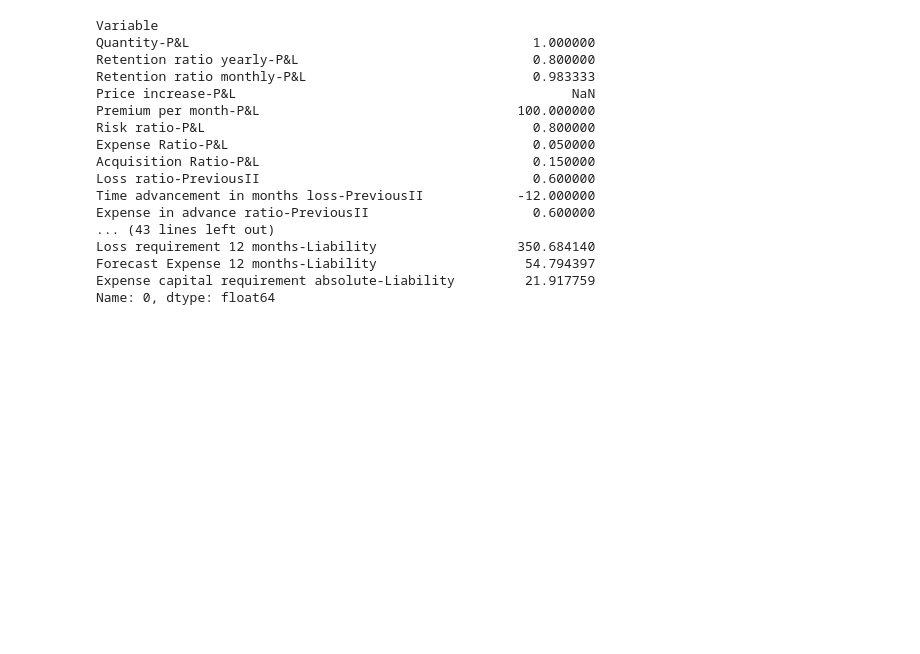
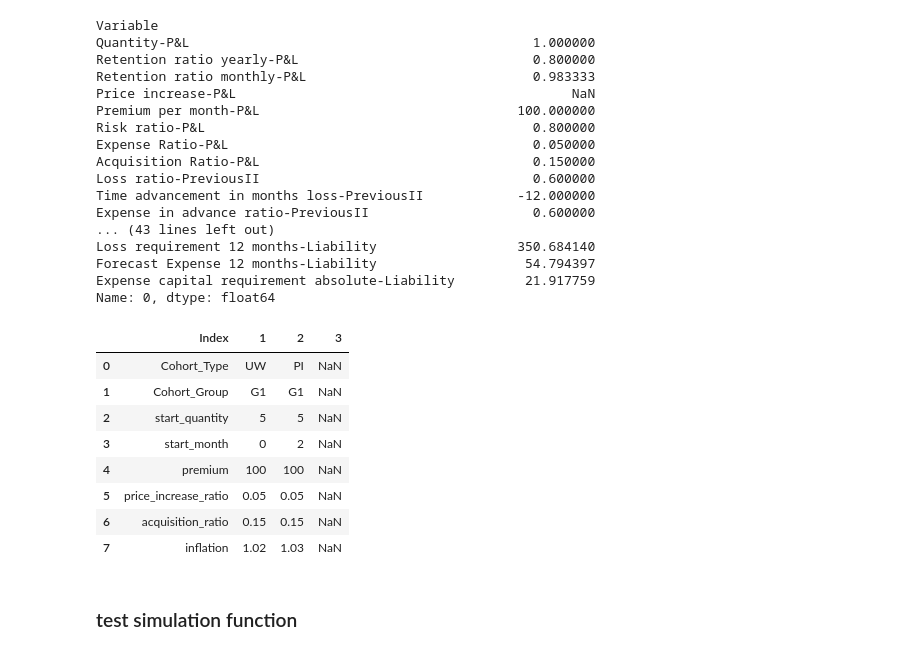
Before and after one commit to afairi-yifan/PL-Simulation, a Jupyter notebook: testformain.ipynb, the cells around one changed output. Cells and saved outputs as stored; diff of their text form; code cells hidden in the pictures; blank space fills up the shorter version.

Commit message:
finished with first layer of the functions.

```diff
--- a/testformain.ipynb
+++ b/testformain.ipynb
@@ -198,3 +229,22 @@ Loss requirement 12 months-Liability                  350.684140
 Forecast Expense 12 months-Liability                   54.794397
 Expense capital requirement absolute-Liability         21.917759
 Name: 0, dtype: float64
+# %%
+df = pd.read_excel(cf.file_path, sheet_name=cf.global_sheet_name)
+# indexname = df['Index']
+# df.index =indexname
+# di = df.to_dict()
+# # di[1]['Cohort_Type']
+# # di['Index']
+# di[1]
+df
+# %% [output]
+|  | Index | 1 | 2 | 3 |
+| 0 | Cohort_Type | UW | PI | NaN |
+| 1 | Cohort_Group | G1 | G1 | NaN |
+| 2 | start_quantity | 5 | 5 | NaN |
+| 3 | start_month | 0 | 2 | NaN |
+| 4 | premium | 100 | 100 | NaN |
+| 5 | price_increase_ratio | 0.05 | 0.05 | NaN |
+| 6 | acquisition_ratio | 0.15 | 0.15 | NaN |
+| 7 | inflation | 1.02 | 1.03 | NaN |
@@ -200,0 +259,2 @@ Name: 0, dtype: float64
+# %% [markdown]
+### test simulation function
```
Also changed, not shown: parts of 10 cells of this notebook, 3 other files.
